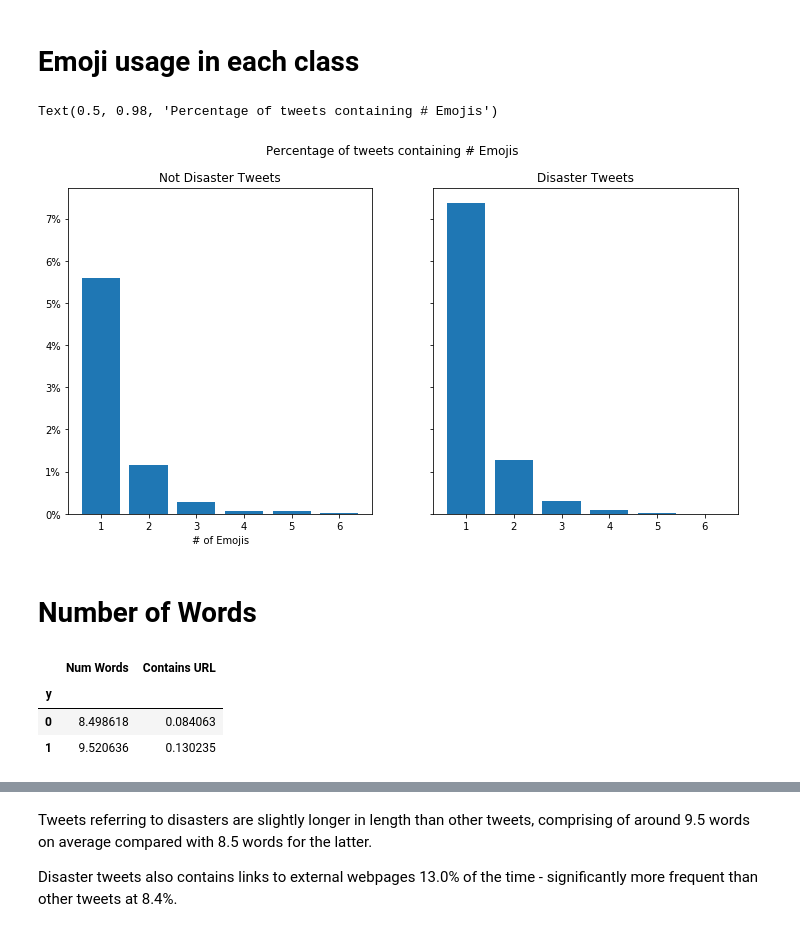
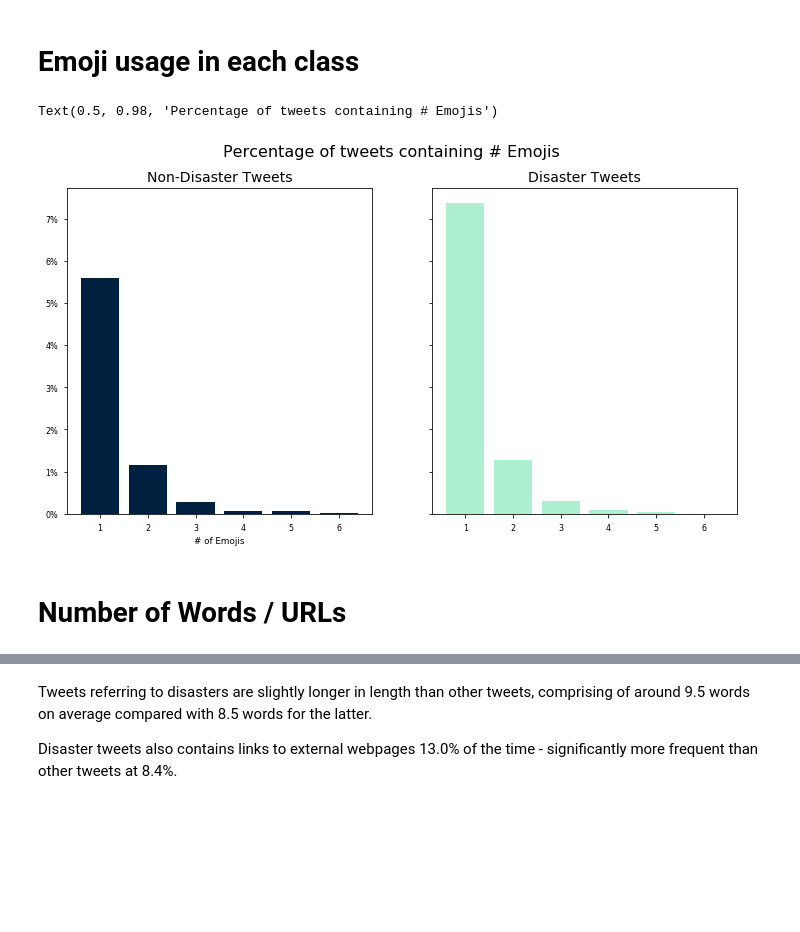
Before and after one commit to vegarab/aml-twitter-fakeornot, a Jupyter notebook: Notebooks/quantitative-stats.ipynb, the cells around one changed output, grey strips where cells are left out. Drawn from its saved outputs; the diff is of its cells as text; code cells hidden in the pictures; blank space fills up the shorter version.

```diff
--- a/Notebooks/quantitative-stats.ipynb
+++ b/Notebooks/quantitative-stats.ipynb
@@ -18,3 +23,15 @@ X = np.array(X_train + X_test)
 
 y_train, y_test = data.y_train, data.y_test
 y = np.array(y_train + y_test)
+# %%
+### PLOT SETUP ###
+
+COLOR_0 = '#00203F'
+COLOR_1 = '#ADEFD1'
+TITLE_SIZE = 16
+SUBTITLE_SIZE = 14
+TICK_SIZE = 11
+
+plt.style.use('seaborn-paper')
+
+rcParams['font.size'] = TICK_SIZE
@@ -61,50 +87,45 @@ emoji_count_1 = []
 
 for i,x in enumerate(X):
     if y[i] == 0:
         emoji_count_0.append(x.count('\x89'))
     elif y[i] == 1:
         emoji_count_1.append(x.count('\x89'))
 
 emoji_count_0 = Counter(emoji_count_0)
 emoji_count_1 = Counter(emoji_count_1)
 
 y_count = Counter(y)
 
 emoji_count_0_prop = list({key: value / y_count[0] for key, value in emoji_count_0.items()}.items())
 emoji_count_1_prop = list({key: value / y_count[1] for key, value in emoji_count_1.items()}.items())
 
 emoji_count_0_prop.sort(key=lambda x: x[0])
 emoji_count_1_prop.sort(key=lambda x: x[0])
 
 emoji_count_0_prop = emoji_count_0_prop[1:]
 emoji_count_1_prop = emoji_count_1_prop[1:]
 
-fig, ax = plt.subplots(1,2, figsize=(12,6), sharey=True, sharex=True)
+fig3, ax = plt.subplots(1,2, figsize=(12,6), sharey=True, sharex=True)
 
-ax[0].bar(*zip(*emoji_count_0_prop))
-ax[0].set_title('Not Disaster Tweets')
-ax[1].bar(*zip(*emoji_count_1_prop))
-ax[1].set_title('Disaster Tweets')
+ax[0].bar(*zip(*emoji_count_0_prop), color=COLOR_0)
+ax[0].set_title('Non-Disaster Tweets', fontsize=SUBTITLE_SIZE)
+ax[1].bar(*zip(*emoji_count_1_prop), color=COLOR_1)
+ax[1].set_title('Disaster Tweets', fontsize=SUBTITLE_SIZE)
 
 ax[0].get_yaxis().set_major_formatter(
     FuncFormatter(lambda x, p: format(f'{int(100*x)}%')))
 
 ax[0].set_xlabel('# of Emojis')
 
-fig.suptitle('Percentage of tweets containing # Emojis')
+fig3.suptitle('Percentage of tweets containing # Emojis', fontsize=TITLE_SIZE)
 # %% [output]
 Text(0.5, 0.98, 'Percentage of tweets containing # Emojis')
-[figure, old version]
+[figure, new version]
 # %% [markdown]
-# Number of Words
+# Number of Words / URLs
 # %%
 df = pd.DataFrame(zip(X,y), columns=['X', 'y'])
 df['Num Words'] = df['X'].apply(len)
 df['Contains URL'] = df['X'].apply(lambda x: len(re.findall('https?://t\.co', ' '.join(x))))
 
-df.groupby('y').mean()
+summary = df.groupby('y').mean()
-# %% [output]
-|  | Num Words | Contains URL |
-| y |  |  |
-| 0 | 8.498618 | 0.084063 |
-| 1 | 9.520636 | 0.130235 |
```
Also changed, not shown: parts of 16 cells of this notebook, 1 other file.
